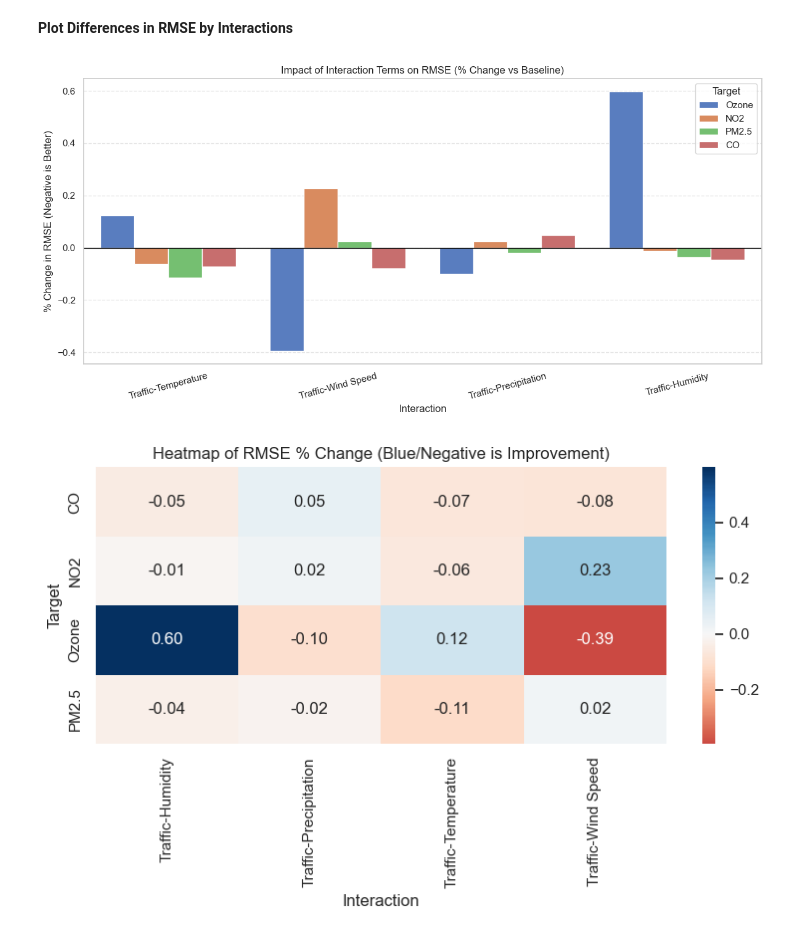
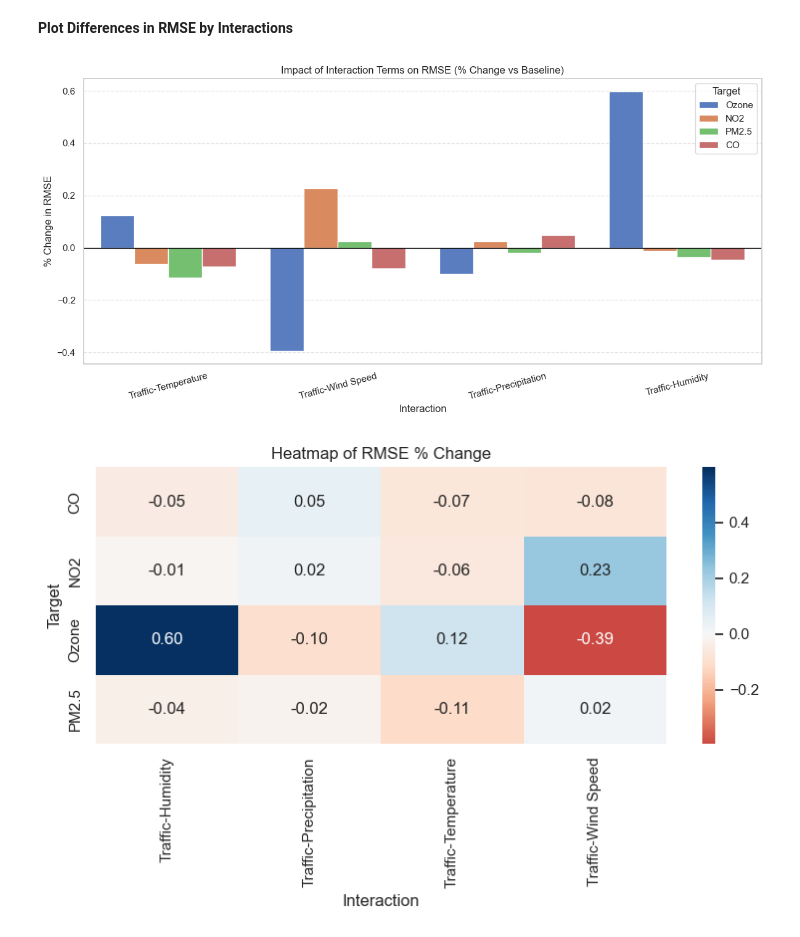
Before and after one commit to Gavision97/Research-Methods, a Jupyter notebook: RF.ipynb, the cells around one changed output. Drawn from its saved outputs; the diff is of its cells as text; code cells hidden in the pictures.

```diff
--- a/RF.ipynb
+++ b/RF.ipynb
@@ -407,34 +407,34 @@ df_deltas = pd.DataFrame(results_list)
 # --- NEW STEP: Rename Labels ---
 label_map = {
     "int_traffic_temp": "Traffic-Temperature",
     "int_traffic_wind": "Traffic-Wind Speed",
     "int_traffic_precip": "Traffic-Precipitation",
     "int_traffic_humidity": "Traffic-Humidity"
 }
 
 df_deltas['Interaction'] = df_deltas['Interaction'].replace(label_map)
 
 # 3. Plot RMSE Differences (Bar Chart)
 plt.figure(figsize=(12, 6))
 sns.barplot(data=df_deltas, x='Interaction', y='Pct_Change_RMSE', hue='Target', palette='muted')
 plt.axhline(0, color='black', linewidth=1)
 plt.title("Impact of Interaction Terms on RMSE (% Change vs Baseline)")
-plt.ylabel("% Change in RMSE (Negative is Better)")
+plt.ylabel("% Change in RMSE")
 plt.xticks(rotation=15)
 plt.grid(axis='y', linestyle='--', alpha=0.5)
 plt.tight_layout()
 plt.show()
 
 # 4. Heatmap of RMSE Improvement
 # We use 'RdBu' (Red-Blue) colormap.
 # Blue (Negative values) = Good (Error decreased)
 # Red (Positive values) = Bad (Error increased)
 pivot_rmse = df_deltas.pivot(index='Target', columns='Interaction', values='Pct_Change_RMSE')
 plt.figure(figsize=(8, 5))
 sns.heatmap(pivot_rmse, annot=True, cmap='RdBu', center=0, fmt=".2f")
-plt.title("Heatmap of RMSE % Change (Blue/Negative is Improvement)")
+plt.title("Heatmap of RMSE % Change")
 plt.tight_layout()
 plt.show()
 # %% [output]
-[figure, old version]
+[figure, new version]
-[figure, old version]
+[figure, new version]
```
